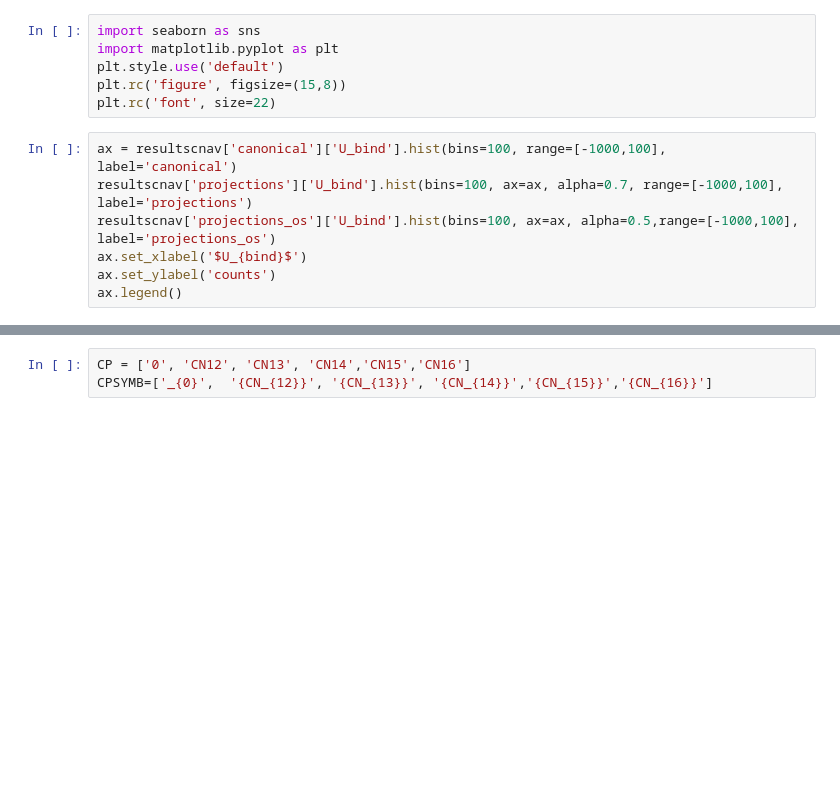
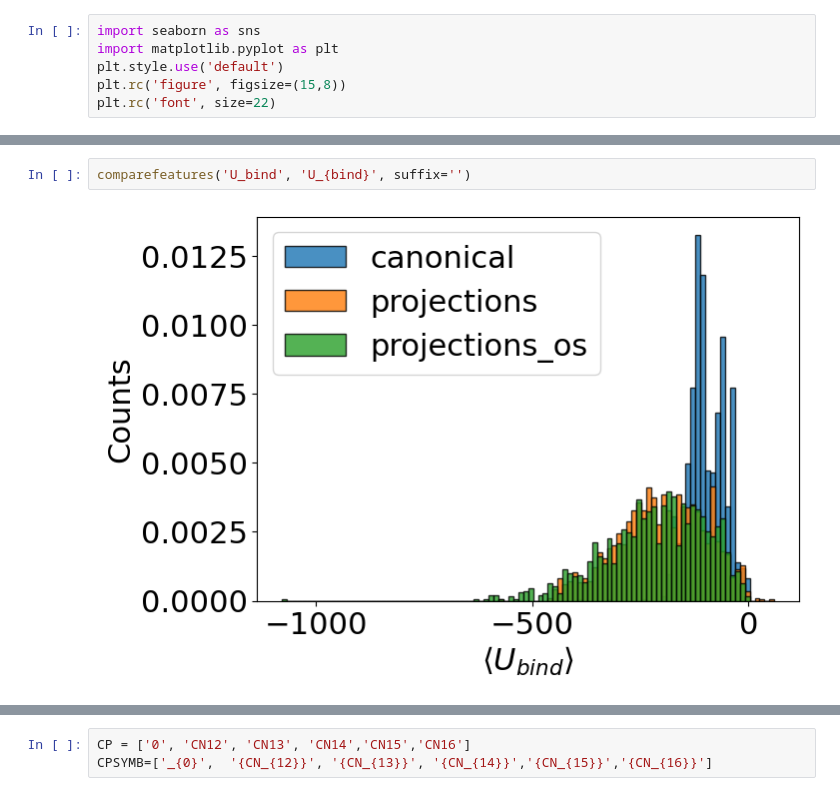
Before and after one commit to AIIMProject/MLFeMoTCPs, a Jupyter notebook: 05_ComputeBOPFeatures.ipynb, the cells around one changed output, grey strips where cells are left out. Drawn from its saved outputs; the diff is of its cells as text; blank space fills up the shorter version.

```diff
--- a/05_ComputeBOPFeatures.ipynb
+++ b/05_ComputeBOPFeatures.ipynb
@@ -173,10 +171,3 @@ import matplotlib.pyplot as plt
 plt.style.use('default')
 plt.rc('figure', figsize=(15,8))
 plt.rc('font', size=22)
-# %%
-ax = resultscnav['canonical']['U_bind'].hist(bins=100, range=[-1000,100], label='canonical')
-resultscnav['projections']['U_bind'].hist(bins=100, ax=ax, alpha=0.7, range=[-1000,100], label='projections')
-resultscnav['projections_os']['U_bind'].hist(bins=100, ax=ax, alpha=0.5,range=[-1000,100], label='projections_os')
-ax.set_xlabel('$U_{bind}$')
-ax.set_ylabel('counts')
-ax.legend()
@@ -204 +202,5 @@ def comparefeatures(featurename, featuresymbol):
+# %%
+comparefeatures('U_bind', 'U_{bind}', suffix='')
+# %% [output]
+[figure, added]
 # %%
```
Also changed, not shown: parts of 43 cells of this notebook.
